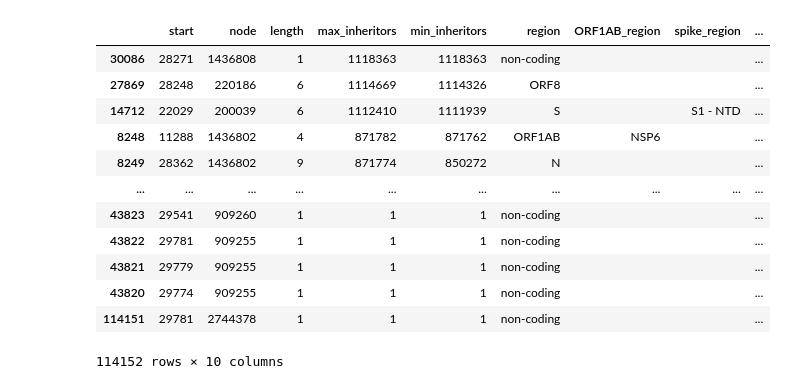
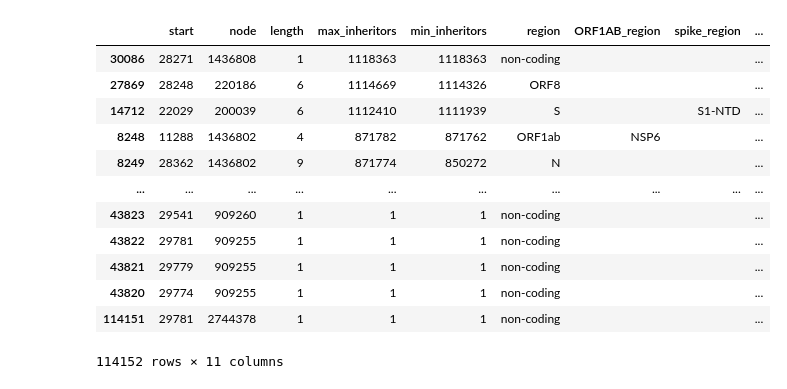
Before and after one commit to jeromekelleher/sc2ts-paper, a Jupyter notebook: notebooks/tab_deletions.ipynb, the cells around one changed output. Saved outputs shown, nothing was run; the diff lists cells and outputs as text; code cells hidden in the pictures.

```diff
--- a/notebooks/tab_deletions.ipynb
+++ b/notebooks/tab_deletions.ipynb
@@ -5,7 +5,7 @@ import pandas as pd
 import tszip
 # %%
 regions = [
-    ("ORF1AB", 266, 21555),
+    ("ORF1ab", 266, 21555),
     ("S", 21563, 25384),
     ("ORF3", 25393, 26220),
     ("E", 26245, 26472),
@@ -50,17 +50,17 @@ def get_ORF1AB_region(pos):
 
 
 spike_subregions = [
-    ("S1 - NTD - signal peptide", 21563, 21601),
-    ("S1 - NTD", 21563, 22475),
-    ("S1 - RBD", 22517, 23185),
+    ("S1-NTD-signal peptide", 21563, 21601),
+    ("S1-NTD", 21563, 22475),
+    ("S1-RBD", 22517, 23185),
     ("S1/2 cleavage site", 22517, 23185),
-    ("S1 - other", 21563, 23617),
-    ("S2 - Fusion peptide", 23924, 23980),
-    ("S2 - HR1", 24296, 24514),
+    ("S1-other", 21563, 23617),
+    ("S2-Fusion peptide", 23924, 23980),
+    ("S2-HR1", 24296, 24514),
     ("HR2", 25049, 25201),
     ("TM domain", 25202, 25273),
     ("CTD", 25274, 25383),
-    ("S2 - other", 23618, 25383)]
+    ("S2-other", 23618, 25383)]
 
 def get_spike_domain(pos):
     for label, start, end in spike_subregions:
@@ -74,20 +74,21 @@ ts = tszip.load(ts_file)
 # %%
 pp_dir = Path("../arg_postprocessing")
 events_file = pp_dir / "sc2ts_v1_2023-02-21_pr_pp_mp_aph_bps_pango_dated_deletion_events.csv"
 events_df = pd.read_csv(events_file, index_col=0)
 events_df["region"] = events_df["start"].apply(get_genome_region)
 events_df["ORF1AB_region"] = events_df["start"].apply(get_ORF1AB_region)
 events_df["spike_region"] = events_df["start"].apply(get_spike_domain)
 events_df["pango"] = events_df["node"].apply(lambda x: ts.node(x).metadata["pango"])
 events_df["deletion"] = events_df.apply(lambda row: tuple(range(row["start"], row["start"] + row["length"])), axis=1)
-events_df = events_df.sort_values(by = "min_inheritors", ascending = False)
+events_df["sc2ts_freq"] = np.round(events_df["max_inheritors"] / ts.num_samples * 100, decimals=4)
+events_df = events_df.sort_values(by="min_inheritors", ascending=False)
 events_df
 # %% [output]
 |  | start | node | length | max_inheritors | min_inheritors | region | ORF1AB_region | spike_region | ... |
 | 30086 | 28271 | 1436808 | 1 | 1118363 | 1118363 | non-coding |  |  | ... |
 | 27869 | 28248 | 220186 | 6 | 1114669 | 1114326 | ORF8 |  |  | ... |
-| 14712 | 22029 | 200039 | 6 | 1112410 | 1111939 | S |  | S1 - NTD | ... |
-| 8248 | 11288 | 1436802 | 4 | 871782 | 871762 | ORF1AB | NSP6 |  | ... |
+| 14712 | 22029 | 200039 | 6 | 1112410 | 1111939 | S |  | S1-NTD | ... |
+| 8248 | 11288 | 1436802 | 4 | 871782 | 871762 | ORF1ab | NSP6 |  | ... |
 | 8249 | 28362 | 1436802 | 9 | 871774 | 850272 | N |  |  | ... |
 | ... | ... | ... | ... | ... | ... | ... | ... | ... | ... |
 | 43823 | 29541 | 909260 | 1 | 1 | 1 | non-coding |  |  | ... |
@@ -95,4 +96,4 @@ events_df
 | 43821 | 29779 | 909255 | 1 | 1 | 1 | non-coding |  |  | ... |
 | 43820 | 29774 | 909255 | 1 | 1 | 1 | non-coding |  |  | ... |
 | 114151 | 29781 | 2744378 | 1 | 1 | 1 | non-coding |  |  | ... |
-114152 rows × 10 columns
+114152 rows × 11 columns
```
Also changed, not shown: parts of 21 cells of this notebook.
